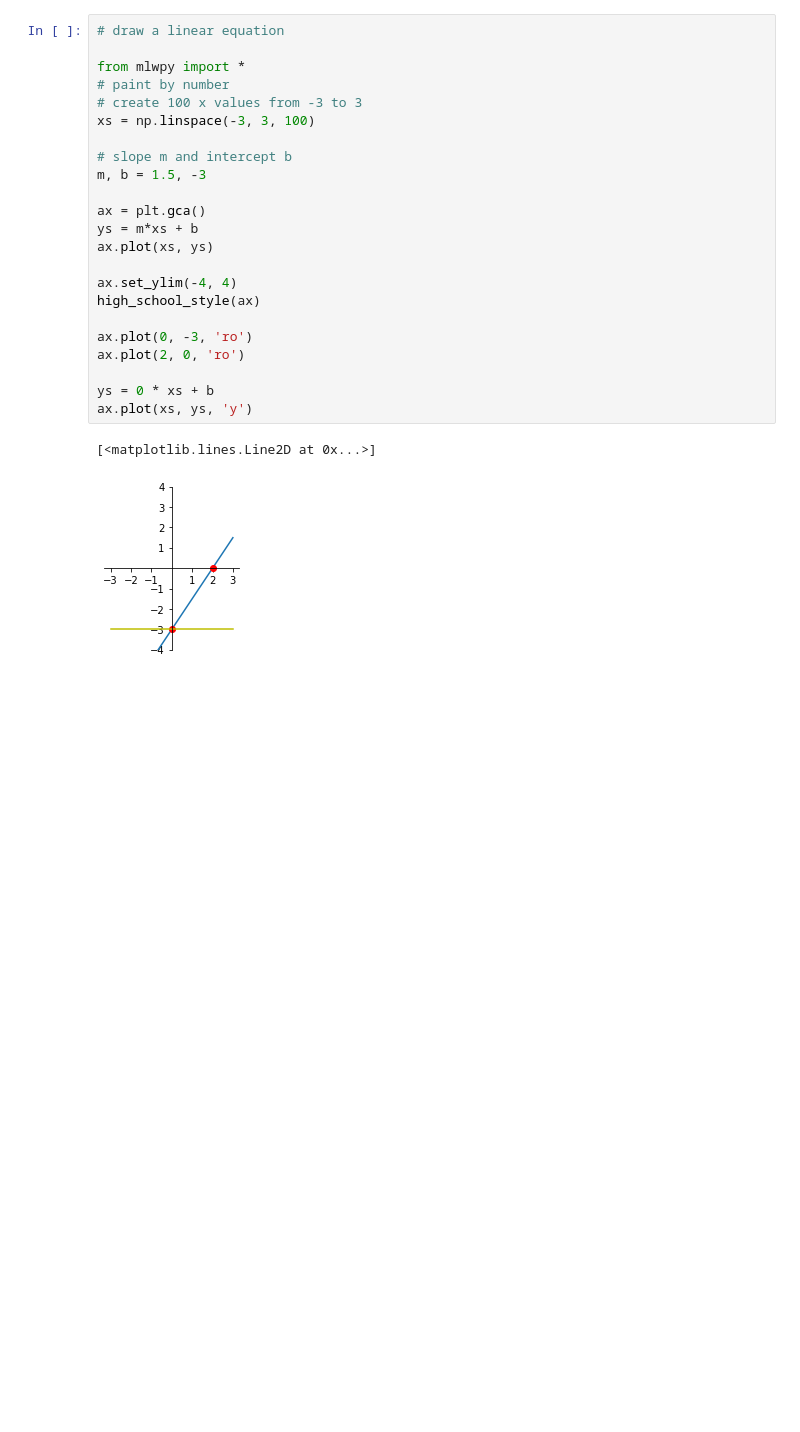
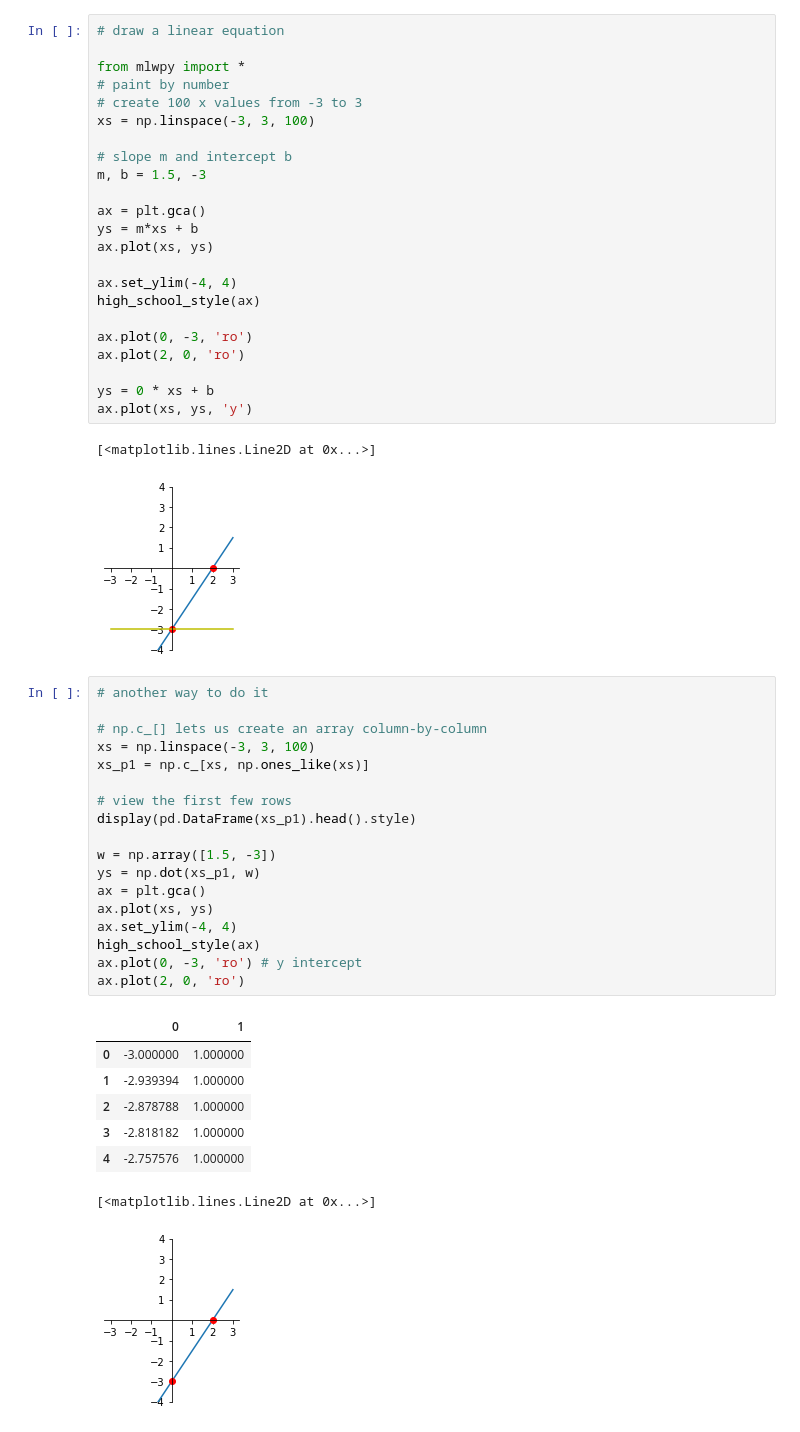
Before and after one commit to Jiawei-Wang/machine-learning-with-python-for-everyone, a Jupyter notebook: Chapter2/2.ipynb, the cells around one changed output. Drawn from its saved outputs; the diff is of its cells as text; blank space fills up the shorter version.

```diff
--- a/Chapter2/2.ipynb
+++ b/Chapter2/2.ipynb
@@ -62,3 +62,30 @@ ax.plot(xs, ys, 'y')
 # %% [output]
 [<matplotlib.lines.Line2D at 0x...>]
 [figure]
+# %%
+# another way to do it
+
+# np.c_[] lets us create an array column-by-column
+xs = np.linspace(-3, 3, 100)
+xs_p1 = np.c_[xs, np.ones_like(xs)]
+
+# view the first few rows
+display(pd.DataFrame(xs_p1).head().style)
+
+w = np.array([1.5, -3])
+ys = np.dot(xs_p1, w)
+ax = plt.gca()
+ax.plot(xs, ys)
+ax.set_ylim(-4, 4)
+high_school_style(ax)
+ax.plot(0, -3, 'ro') # y intercept
+ax.plot(2, 0, 'ro')
+# %% [output]
+|  | 0 | 1 |
+| 0 | -3.000000 | 1.000000 |
+| 1 | -2.939394 | 1.000000 |
+| 2 | -2.878788 | 1.000000 |
+| 3 | -2.818182 | 1.000000 |
+| 4 | -2.757576 | 1.000000 |
+[<matplotlib.lines.Line2D at 0x...>]
+[figure, added]
```
Also changed, not shown: parts of 4 cells of this notebook.
